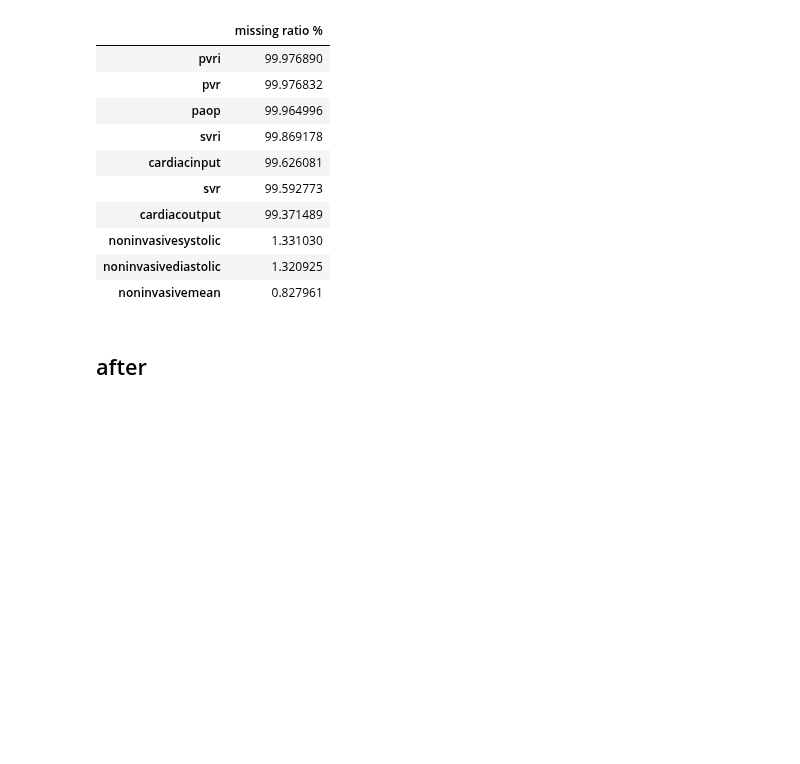
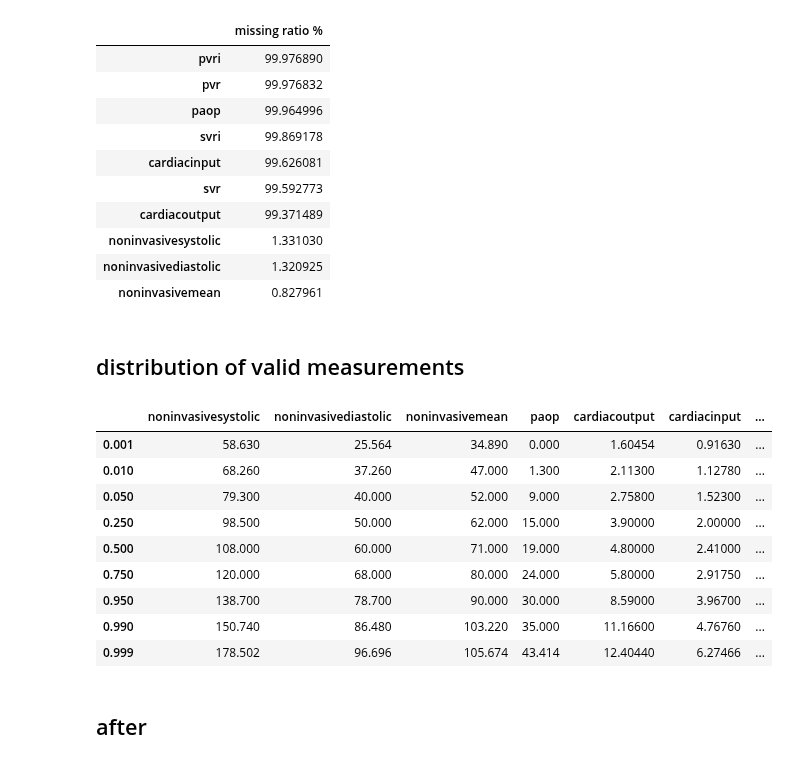
Before and after one commit to joy628/master-project, a Jupyter notebook: data-prepossing-2/vitalAperiodic.ipynb, the cells around one changed output. Saved outputs shown, nothing was run; the diff lists cells and outputs as text; code cells hidden in the pictures; blank space fills up the shorter version.

```diff
--- a/data-prepossing-2/vitalAperiodic.ipynb
+++ b/data-prepossing-2/vitalAperiodic.ipynb
@@ -166,6 +210,24 @@ missing_ratio
 | noninvasivesystolic | 1.331030 |
 | noninvasivediastolic | 1.320925 |
 | noninvasivemean | 0.827961 |
+# %% [markdown]
+## distribution of valid measurements
+# %%
+percentiles = [0.001, 0.01, 0.05, 0.25, 0.5, 0.75, 0.95, 0.99, 0.999]
+percentile_results = df.dropna().quantile(percentiles)
+percentile_df = pd.DataFrame(percentile_results)
+percentile_df.head(n=10)
+# %% [output]
+|  | noninvasivesystolic | noninvasivediastolic | noninvasivemean | paop | cardiacoutput | cardiacinput | ... |
+| 0.001 | 58.630 | 25.564 | 34.890 | 0.000 | 1.60454 | 0.91630 | ... |
+| 0.010 | 68.260 | 37.260 | 47.000 | 1.300 | 2.11300 | 1.12780 | ... |
+| 0.050 | 79.300 | 40.000 | 52.000 | 9.000 | 2.75800 | 1.52300 | ... |
+| 0.250 | 98.500 | 50.000 | 62.000 | 15.000 | 3.90000 | 2.00000 | ... |
+| 0.500 | 108.000 | 60.000 | 71.000 | 19.000 | 4.80000 | 2.41000 | ... |
+| 0.750 | 120.000 | 68.000 | 80.000 | 24.000 | 5.80000 | 2.91750 | ... |
+| 0.950 | 138.700 | 78.700 | 90.000 | 30.000 | 8.59000 | 3.96700 | ... |
+| 0.990 | 150.740 | 86.480 | 103.220 | 35.000 | 11.16600 | 4.76760 | ... |
+| 0.999 | 178.502 | 96.696 | 105.674 | 43.414 | 12.40440 | 6.27466 | ... |
 # %% [markdown]
 ## after
 # %%
```
Also changed, not shown: parts of 3 cells of this notebook, 3 other files.
